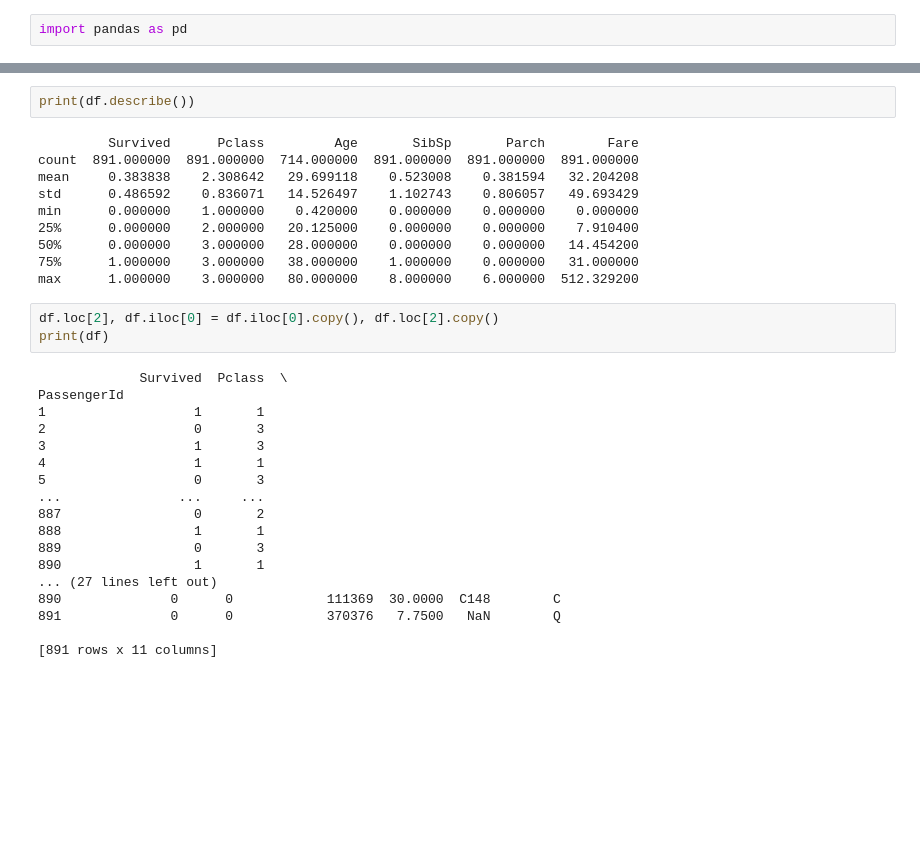
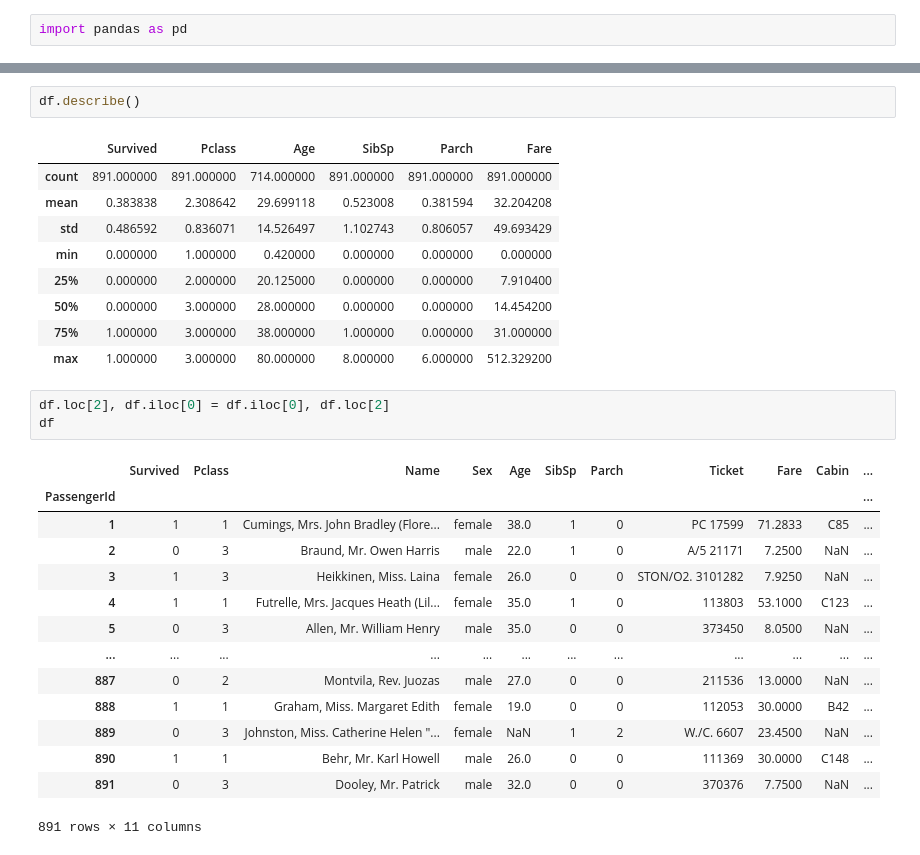
Before and after one commit to stwz13/practicum, a Jupyter notebook: lab_5.ipynb, the cells around one changed output, grey strips where cells are left out. Saved outputs shown, nothing was run; the diff lists cells and outputs as text; blank space fills up the shorter version.

```diff
--- a/lab_5.ipynb
+++ b/lab_5.ipynb
@@ -82,36 +76,33 @@ PassengerId
 # %%
-print(df.describe())
+df.describe()
 # %% [output]
-         Survived      Pclass         Age       SibSp       Parch        Fare
-count  891.000000  891.000000  714.000000  891.000000  891.000000  891.000000
-mean     0.383838    2.308642   29.699118    0.523008    0.381594   32.204208
-std      0.486592    0.836071   14.526497    1.102743    0.806057   49.693429
-min      0.000000    1.000000    0.420000    0.000000    0.000000    0.000000
-25%      0.000000    2.000000   20.125000    0.000000    0.000000    7.910400
-50%      0.000000    3.000000   28.000000    0.000000    0.000000   14.454200
-75%      1.000000    3.000000   38.000000    1.000000    0.000000   31.000000
-max      1.000000    3.000000   80.000000    8.000000    6.000000  512.329200
+|  | Survived | Pclass | Age | SibSp | Parch | Fare |
+| count | 891.000000 | 891.000000 | 714.000000 | 891.000000 | 891.000000 | 891.000000 |
+| mean | 0.383838 | 2.308642 | 29.699118 | 0.523008 | 0.381594 | 32.204208 |
+| std | 0.486592 | 0.836071 | 14.526497 | 1.102743 | 0.806057 | 49.693429 |
+| min | 0.000000 | 1.000000 | 0.420000 | 0.000000 | 0.000000 | 0.000000 |
+| 25% | 0.000000 | 2.000000 | 20.125000 | 0.000000 | 0.000000 | 7.910400 |
+| 50% | 0.000000 | 3.000000 | 28.000000 | 0.000000 | 0.000000 | 14.454200 |
+| 75% | 1.000000 | 3.000000 | 38.000000 | 1.000000 | 0.000000 | 31.000000 |
+| max | 1.000000 | 3.000000 | 80.000000 | 8.000000 | 6.000000 | 512.329200 |
 # %%
-df.loc[2], df.iloc[0] = df.iloc[0].copy(), df.loc[2].copy()
-print(df)
+df.loc[2], df.iloc[0] = df.iloc[0], df.loc[2]
+df
 # %% [output]
+|  | Survived | Pclass | Name | Sex | Age | SibSp | Parch | Ticket | Fare | Cabin | ... |
+| PassengerId |  |  |  |  |  |  |  |  |  |  | ... |
+| 1 | 1 | 1 | Cumings, Mrs. John Bradley (Flore... | female | 38.0 | 1 | 0 | PC 17599 | 71.2833 | C85 | ... |
+| 2 | 0 | 3 | Braund, Mr. Owen Harris | male | 22.0 | 1 | 0 | A/5 21171 | 7.2500 | NaN | ... |
+| 3 | 1 | 3 | Heikkinen, Miss. Laina | female | 26.0 | 0 | 0 | STON/O2. 3101282 | 7.9250 | NaN | ... |
+| 4 | 1 | 1 | Futrelle, Mrs. Jacques Heath (Lil... | female | 35.0 | 1 | 0 | 113803 | 53.1000 | C123 | ... |
+| 5 | 0 | 3 | Allen, Mr. William Henry | male | 35.0 | 0 | 0 | 373450 | 8.0500 | NaN | ... |
+| ... | ... | ... | ... | ... | ... | ... | ... | ... | ... | ... | ... |
+| 887 | 0 | 2 | Montvila, Rev. Juozas | male | 27.0 | 0 | 0 | 211536 | 13.0000 | NaN | ... |
+| 888 | 1 | 1 | Graham, Miss. Margaret Edith | female | 19.0 | 0 | 0 | 112053 | 30.0000 | B42 | ... |
+| 889 | 0 | 3 | Johnston, Miss. Catherine Helen "... | female | NaN | 1 | 2 | W./C. 6607 | 23.4500 | NaN | ... |
+| 890 | 1 | 1 | Behr, Mr. Karl Howell | male | 26.0 | 0 | 0 | 111369 | 30.0000 | C148 | ... |
+| 891 | 0 | 3 | Dooley, Mr. Patrick | male | 32.0 | 0 | 0 | 370376 | 7.7500 | NaN | ... |
-             Survived  Pclass  \
-PassengerId
-1                   1       1
-2                   0       3
-3                   1       3
-4                   1       1
-5                   0       3
-...               ...     ...
-887                 0       2
-888                 1       1
-889                 0       3
-890                 1       1
-... (27 lines left out)
-890              0      0            111369  30.0000  C148        C
-891              0      0            370376   7.7500   NaN        Q
-
-[891 rows x 11 columns]
+891 rows × 11 columns
 # %%
 replacement_map = {"female": "f", "male": "m"}
 df['Sex'] = df['Sex'].map(replacement_map)
```
Also changed, not shown: parts of 14 cells of this notebook, 2 other files.
